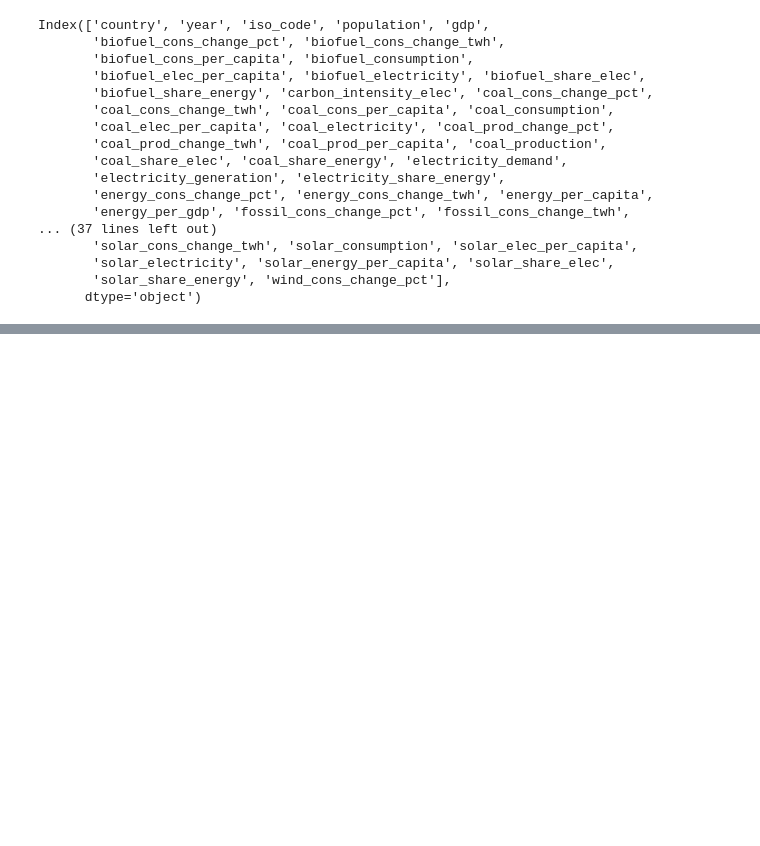
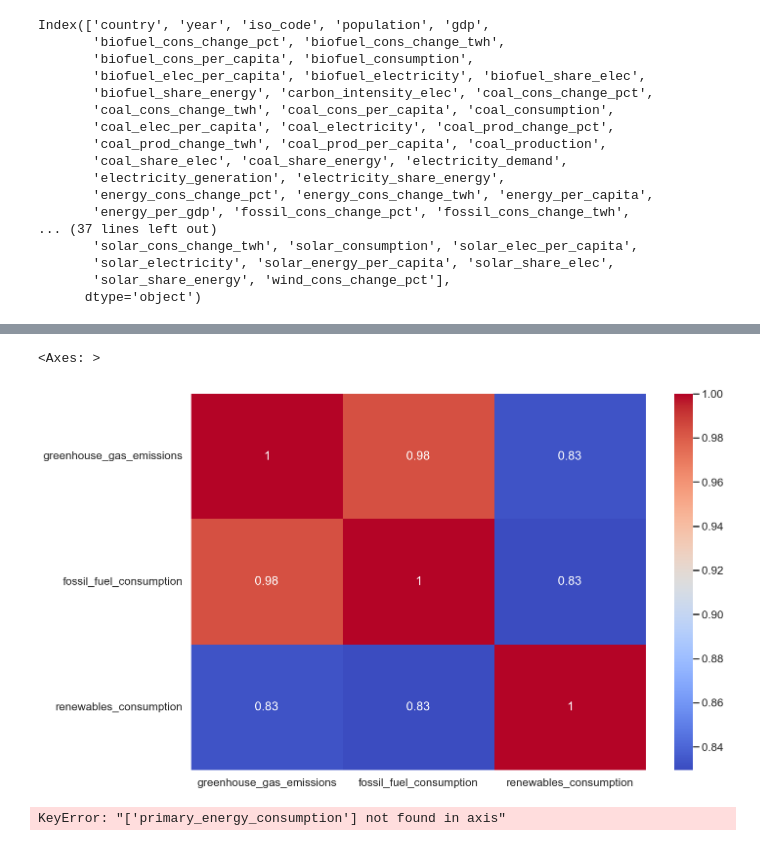
Before and after one commit to adrianveen/midterm-project-repo, a Jupyter notebook: modelling-adrian.ipynb, the cells around one changed output, grey strips where cells are left out. Saved outputs shown, nothing was run; the diff lists cells and outputs as text; code cells hidden in the pictures; blank space fills up the shorter version.

Commit message:
many additions/models ran in modelling-adrian notebook. Added heatmap for per capita values

```diff
--- a/modelling-adrian.ipynb
+++ b/modelling-adrian.ipynb
@@ -95,4 +95,4 @@ Index(['country', 'year', 'iso_code', 'population', 'gdp',
       dtype='object')
 # %%
 #create df for modelling total energy consumption
-modeling_df_total_nrg = df.loc[:, ['country', 'year', 'population', 'gdp', 'gdp_per_capita', 'primary_energy_consumption','greenhouse_gas_emissions']]
+modeling_df_emissions = df.loc[:, ['other_renewable_consumption', 'renewables_consumption','fossil_fuel_consumption','year', 'population', 'gdp', 'gdp_per_capita', 'primary_energy_consumption','greenhouse_gas_emissions']].dropna()
@@ -98,0 +210,12 @@ modeling_df_total_nrg = df.loc[:, ['country', 'year', 'population', 'gdp', 'gdp_
+# %%
+#potentially high collinearity. check correlation matrix
+modeling_df_emissions.drop(['year', 'gdp'], axis=1)
+plt.figure(figsize=(15,10))
+sns.heatmap(modeling_df_emissions[['greenhouse_gas_emissions','fossil_fuel_consumption', 'renewables_consumption']].corr(), annot=True, cmap='coolwarm')
+# %% [output]
+<Axes: >
+[figure, added]
+# %%
+X.drop('primary_energy_consumption', axis=1, inplace=True)
+# %% [output]
+KeyError: "['primary_energy_consumption'] not found in axis"
```
Also changed, not shown: parts of 46 cells of this notebook, 4 other files.
